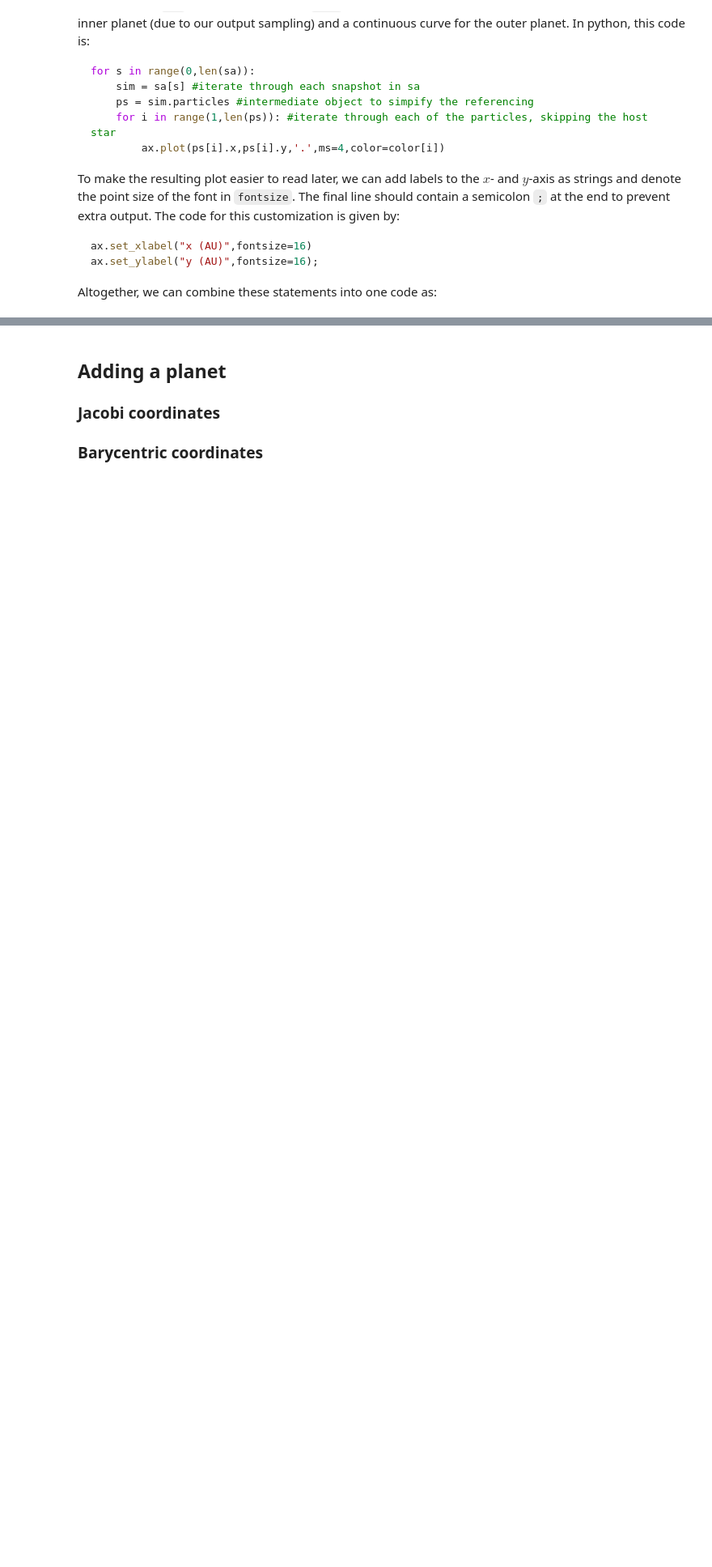
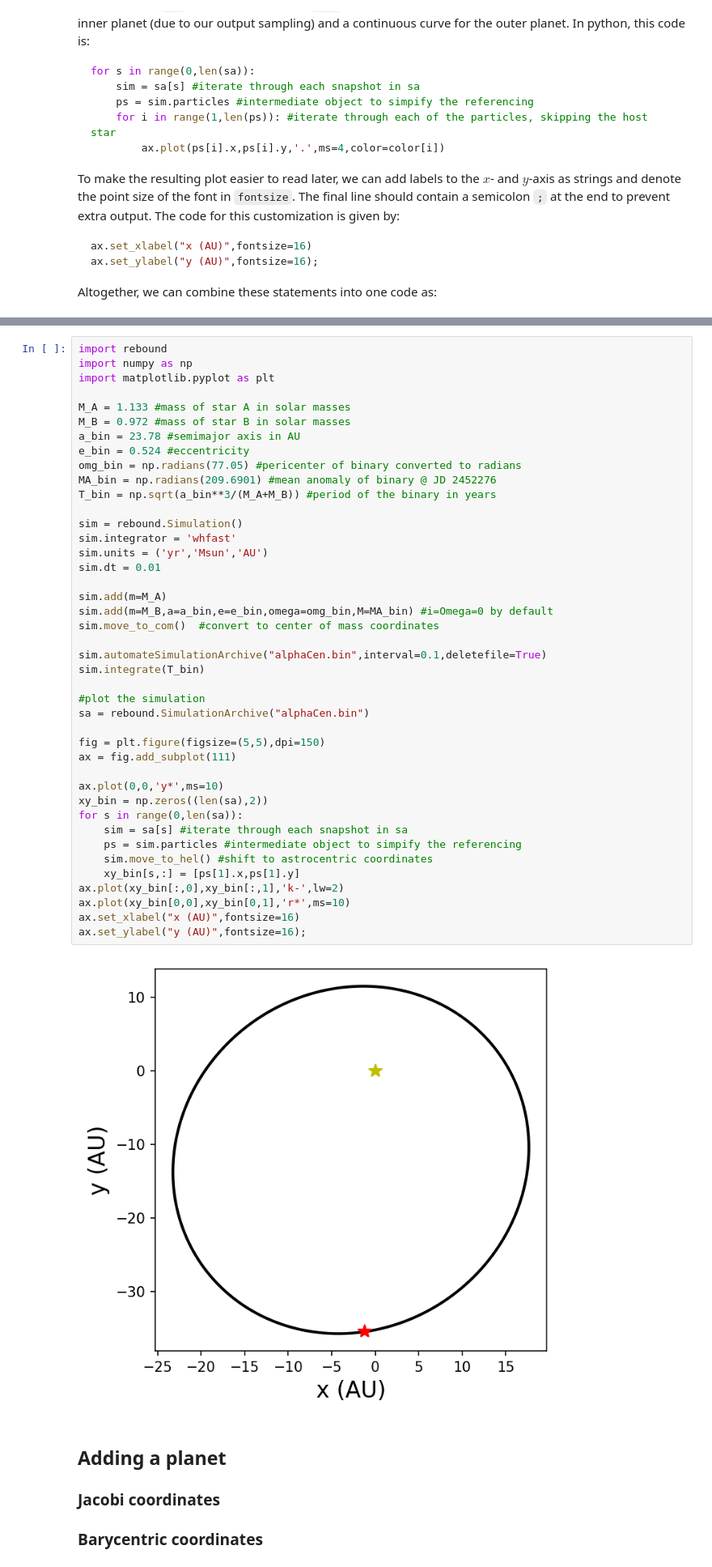
Before and after one commit to saturnaxis/exoplanet-binary, a Jupyter notebook: docs/_sources/Tutorials/nbody-integration.ipynb, the cells around one changed output, grey strips where cells are left out. Shown at 81% size. Cells and saved outputs as stored; diff of their text form; blank space fills up the shorter version.

Commit message:
added example alpha Cen simulation

```diff
--- a/docs/_sources/Tutorials/nbody-integration.ipynb
+++ b/docs/_sources/Tutorials/nbody-integration.ipynb
@@ -169,3 +171,47 @@ ax.set_ylabel("y (AU)",fontsize=16);
+# %%
+import rebound
+import numpy as np
+import matplotlib.pyplot as plt
+
+M_A = 1.133 #mass of star A in solar masses
+M_B = 0.972 #mass of star B in solar masses
+a_bin = 23.78 #semimajor axis in AU
+e_bin = 0.524 #eccentricity
+omg_bin = np.radians(77.05) #pericenter of binary converted to radians
+MA_bin = np.radians(209.6901) #mean anomaly of binary @ JD 2452276
+T_bin = np.sqrt(a_bin**3/(M_A+M_B)) #period of the binary in years
+
+sim = rebound.Simulation()
+sim.integrator = 'whfast'
+sim.units = ('yr','Msun','AU')
+sim.dt = 0.01
+
+sim.add(m=M_A)
+sim.add(m=M_B,a=a_bin,e=e_bin,omega=omg_bin,M=MA_bin) #i=Omega=0 by default
+sim.move_to_com()  #convert to center of mass coordinates
+
+sim.automateSimulationArchive("alphaCen.bin",interval=0.1,deletefile=True)
+sim.integrate(T_bin)
+
+#plot the simulation
+sa = rebound.SimulationArchive("alphaCen.bin")
+
+fig = plt.figure(figsize=(5,5),dpi=150)
+ax = fig.add_subplot(111)
+
+ax.plot(0,0,'y*',ms=10)
+xy_bin = np.zeros((len(sa),2))
+for s in range(0,len(sa)):
+    sim = sa[s] #iterate through each snapshot in sa
+    ps = sim.particles #intermediate object to simpify the referencing
+    sim.move_to_hel() #shift to astrocentric coordinates
+    xy_bin[s,:] = [ps[1].x,ps[1].y]
+ax.plot(xy_bin[:,0],xy_bin[:,1],'k-',lw=2)
+ax.plot(xy_bin[0,0],xy_bin[0,1],'r*',ms=10)
+ax.set_xlabel("x (AU)",fontsize=16)
+ax.set_ylabel("y (AU)",fontsize=16);
+# %% [output]
+[figure, added]
 # %% [markdown]
 ## Adding a planet
 
```
Also changed, not shown: parts of 3 cells of this notebook, 7 other files.
